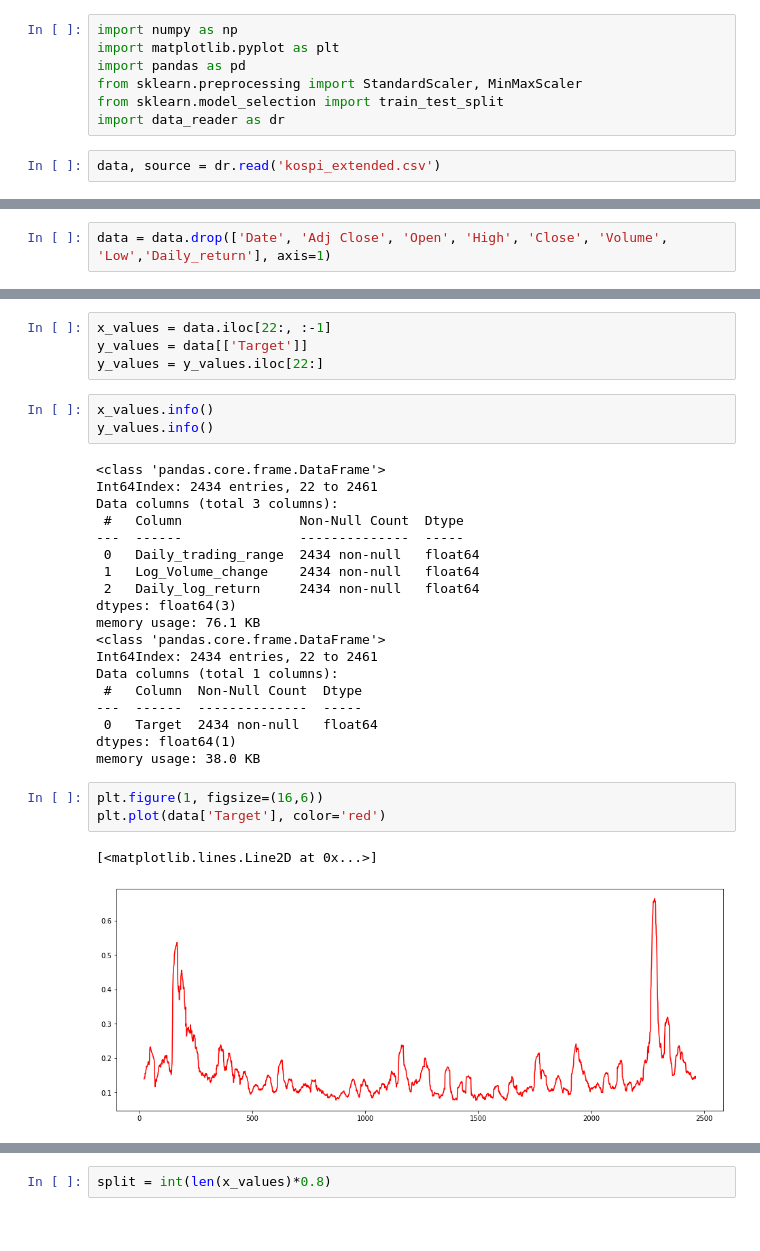
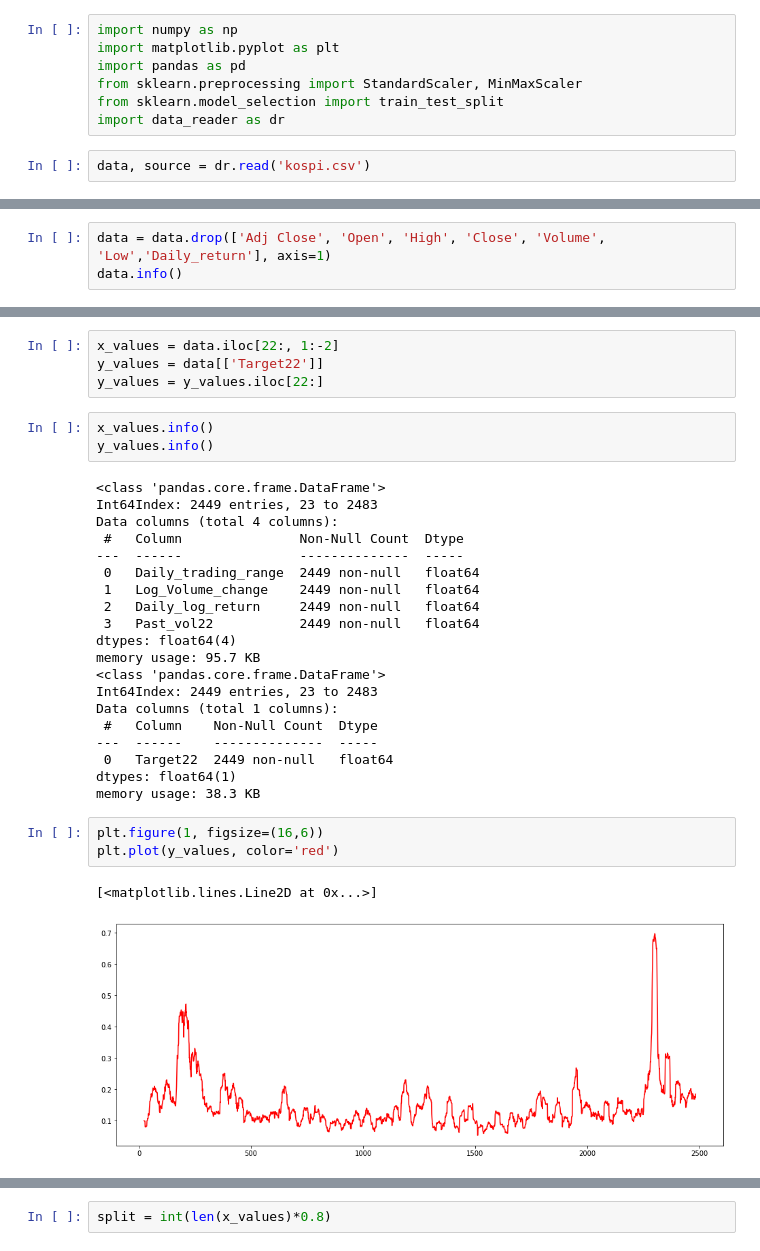
Before and after one commit to eddie8615/cs_project, a Jupyter notebook: lstm_model.ipynb, the cells around one changed output, grey strips where cells are left out. Saved outputs shown, nothing was run; the diff lists cells and outputs as text.

```diff
--- a/lstm_model.ipynb
+++ b/lstm_model.ipynb
@@ -9,5 +9,5 @@ from sklearn.preprocessing import StandardScaler, MinMaxScaler
 from sklearn.model_selection import train_test_split
 import data_reader as dr
 # %%
-data, source = dr.read('kospi_extended.csv')
+data, source = dr.read('kospi.csv')
 # %% [output]
@@ -37,2 +35,3 @@ memory usage: 249.4+ KB
 # %%
-data = data.drop(['Date', 'Adj Close', 'Open', 'High', 'Close', 'Volume', 'Low','Daily_return'], axis=1)
+data = data.drop(['Adj Close', 'Open', 'High', 'Close', 'Volume', 'Low','Daily_return'], axis=1)
+data.info()
@@ -39,33 +53,34 @@ data = data.drop(['Date', 'Adj Close', 'Open', 'High', 'Close', 'Volume', 'Low',
 # %%
-x_values = data.iloc[22:, :-1]
-y_values = data[['Target']]
+x_values = data.iloc[22:, 1:-2]
+y_values = data[['Target22']]
 y_values = y_values.iloc[22:]
 # %%
 x_values.info()
 y_values.info()
 # %% [output]
 <class 'pandas.core.frame.DataFrame'>
-Int64Index: 2434 entries, 22 to 2461
-Data columns (total 3 columns):
+Int64Index: 2449 entries, 23 to 2483
+Data columns (total 4 columns):
  #   Column               Non-Null Count  Dtype
 ---  ------               --------------  -----
- 0   Daily_trading_range  2434 non-null   float64
- 1   Log_Volume_change    2434 non-null   float64
- 2   Daily_log_return     2434 non-null   float64
-dtypes: float64(3)
-memory usage: 76.1 KB
+ 0   Daily_trading_range  2449 non-null   float64
+ 1   Log_Volume_change    2449 non-null   float64
+ 2   Daily_log_return     2449 non-null   float64
+ 3   Past_vol22           2449 non-null   float64
+dtypes: float64(4)
+memory usage: 95.7 KB
 <class 'pandas.core.frame.DataFrame'>
-Int64Index: 2434 entries, 22 to 2461
+Int64Index: 2449 entries, 23 to 2483
 Data columns (total 1 columns):
- #   Column  Non-Null Count  Dtype
----  ------  --------------  -----
- 0   Target  2434 non-null   float64
+ #   Column    Non-Null Count  Dtype
+---  ------    --------------  -----
+ 0   Target22  2449 non-null   float64
 dtypes: float64(1)
-memory usage: 38.0 KB
+memory usage: 38.3 KB
 # %%
 plt.figure(1, figsize=(16,6))
-plt.plot(data['Target'], color='red')
+plt.plot(y_values, color='red')
 # %% [output]
 [<matplotlib.lines.Line2D at 0x...>]
-[figure, old version]
+[figure, new version]
 # %%
```
Also changed, not shown: parts of 12 cells of this notebook, 25 other files.
